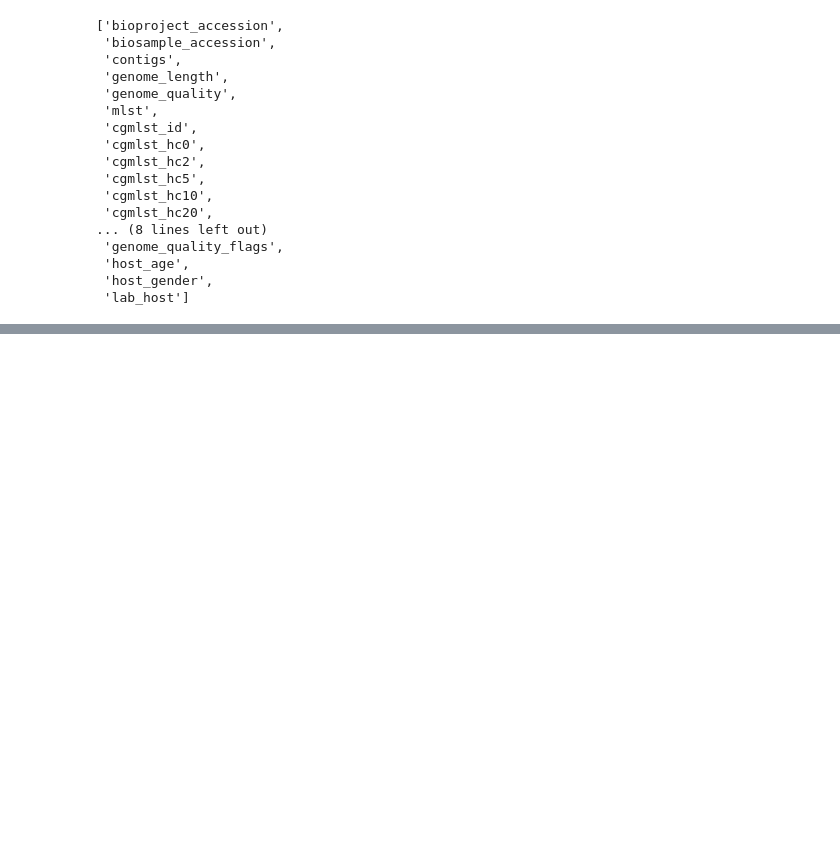
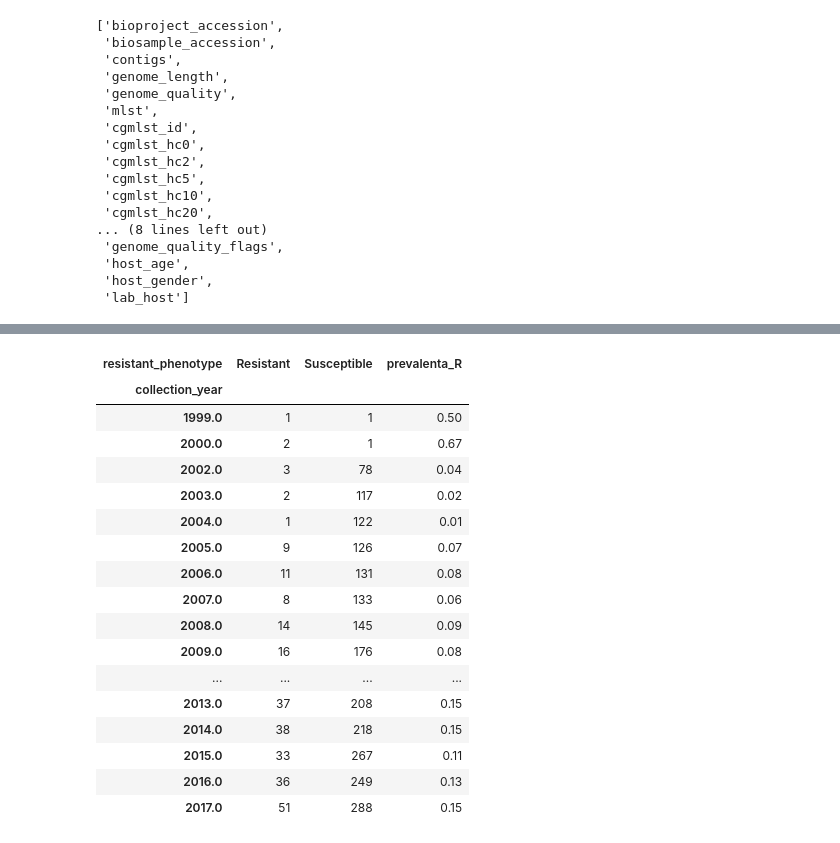
Before and after one commit to AioaneClaudia/Predic-ia-rezisten-ei-la-antibiotice-din-genom, a Jupyter notebook: notebooks/01_explorare_date.ipynb, the cells around one changed output, grey strips where cells are left out. Saved outputs shown, nothing was run; the diff lists cells and outputs as text; code cells hidden in the pictures; blank space fills up the shorter version.

Commit message:
Explorare: tari, bioproiecte, serie Norvegia si coloane de linie

```diff
--- a/notebooks/01_explorare_date.ipynb
+++ b/notebooks/01_explorare_date.ipynb
@@ -213,0 +234,8 @@ Name: count, dtype: int64
+# %%
+#bioproiecte (sursa)
+info = meta[["genome_id", "bioproject_accession", "mlst", "genome_quality", "contigs",
+             "genome_length", "cgmlst_hc0", "cgmlst_hc5", "cgmlst_hc20", "cgmlst_hc100"]]
+datat = datat.merge(info, on="genome_id", how="left")
+for tara in ["Norway", "United Kingdom"]:
+    print(tara)
+    print(datat[datat["isolation_country"] == tara].drop_duplicates("genome_id")["bioproject_accession"].value_counts().head(5))
@@ -213,0 +253,25 @@ Name: count, dtype: int64
+# %%
+#Norvegia, ciprofloxacin, pe ani
+no = datat[(datat["isolation_country"] == "Norway") & (datat["antibiotic"] == "ciprofloxacin")].drop_duplicates("genome_id")
+t = pd.crosstab(no["collection_year"], no["resistant_phenotype"])
+t["prevalenta_R"] = (t["Resistant"] / (t["Resistant"] + t["Susceptible"])).round(2)
+t
+# %% [output]
+| resistant_phenotype | Resistant | Susceptible | prevalenta_R |
+| collection_year |  |  |  |
+| 1999.0 | 1 | 1 | 0.50 |
+| 2000.0 | 2 | 1 | 0.67 |
+| 2002.0 | 3 | 78 | 0.04 |
+| 2003.0 | 2 | 117 | 0.02 |
+| 2004.0 | 1 | 122 | 0.01 |
+| 2005.0 | 9 | 126 | 0.07 |
+| 2006.0 | 11 | 131 | 0.08 |
+| 2007.0 | 8 | 133 | 0.06 |
+| 2008.0 | 14 | 145 | 0.09 |
+| 2009.0 | 16 | 176 | 0.08 |
+| ... | ... | ... | ... |
+| 2013.0 | 37 | 208 | 0.15 |
+| 2014.0 | 38 | 218 | 0.15 |
+| 2015.0 | 33 | 267 | 0.11 |
+| 2016.0 | 36 | 249 | 0.13 |
+| 2017.0 | 51 | 288 | 0.15 |
```
Also changed, not shown: parts of 2 cells of this notebook.
